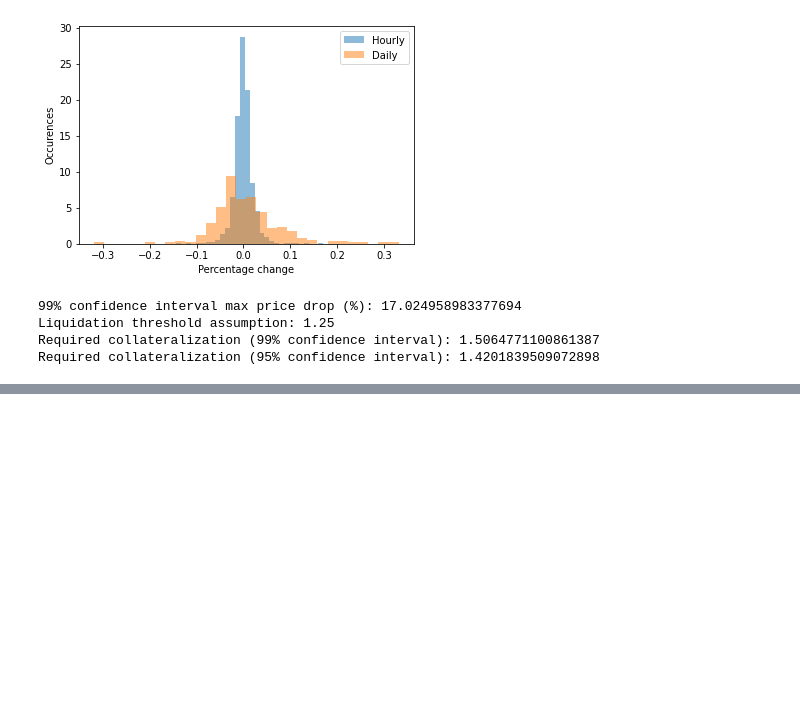
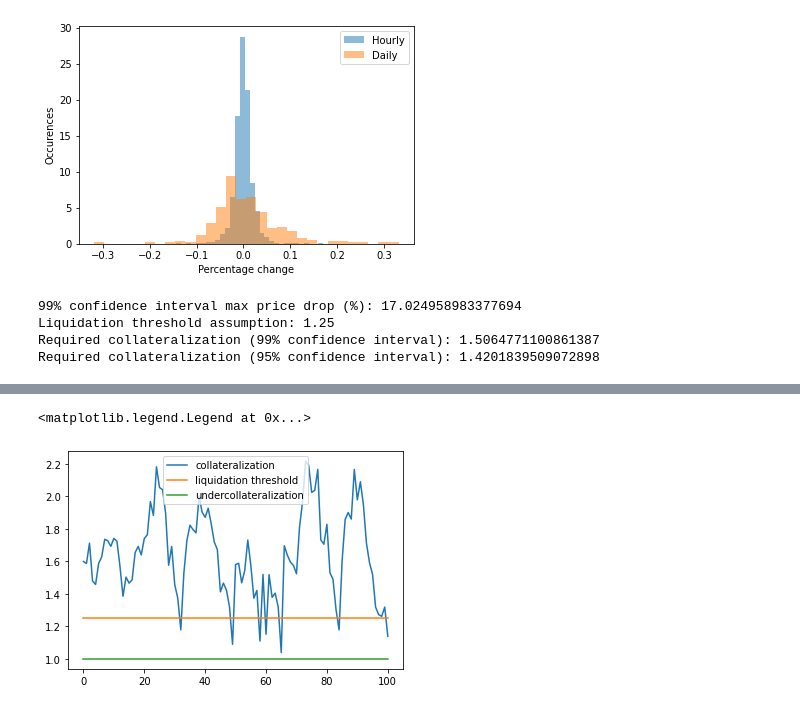
Before and after one commit to interlay/collateralization-analysis, a Jupyter notebook: Kusama Collateral Thresolds.ipynb, the cells around one changed output, grey strips where cells are left out. Cells and saved outputs as stored; diff of their text form; code cells hidden in the pictures; blank space fills up the shorter version.

```diff
--- a/Kusama Collateral Thresolds.ipynb
+++ b/Kusama Collateral Thresolds.ipynb
@@ -67,0 +182,50 @@ Required collateralization (95% confidence interval): 1.4201839509072898
+# %%
+starting_ksm_price = worst_ksm_price_trajectory[0]
+starting_btc_price = correlated_btc_price_trajectory[0]
+vaults_issued = (DEBT_CEILING_USD / SECURE_THRESHOLD) / starting_btc_price
+vaults_ksm_collateral = DEBT_CEILING_USD / starting_ksm_price
+
+liquidation_vault_issued = 0
+liquidation_vault_ksm_collateral = 0
+current_ksm_btc_price = starting_ksm_price / starting_btc_price
+
+system_ksm_daily = []
+vault_ksm_daily = []
+liquidation_vault_ksm_daily = []
+collateralizations = []
+for (ksm_usd, btc_usd) in zip(worst_ksm_price_trajectory, correlated_btc_price_trajectory):
+    current_ksm_btc_price = ksm_usd / btc_usd
+    vault_required_ksm = vaults_issued / current_ksm_btc_price
+    system_required_ksm = (vaults_issued + liquidation_vault_issued) / current_ksm_btc_price
+    system_ksm_daily.append(system_required_ksm)
+    vault_ksm_daily.append(vaults_ksm_collateral)
+    liquidation_vault_ksm_daily.append(liquidation_vault_ksm_collateral)
+    system_collateralization = (vaults_ksm_collateral + liquidation_vault_ksm_collateral) / system_required_ksm
+    if vaults_issued > 0 and vaults_ksm_collateral / vault_required_ksm < LIQUIDATION_THRESHOLD:
+        # liquidate every vault
+        liquidation_vault_issued = vaults_issued
+        vaults_issued = 0
+        liquidation_vault_ksm_collateral = vaults_ksm_collateral
+        vaults_ksm_collateral = 0
+    if liquidation_vault_issued > 0:
+        # mint interbtc for the liquidation
+        newly_minted_btc = min(min(btc_avg_daily_liquidity, ksm_avg_daily_liquidity / SECURE_THRESHOLD), liquidation_vault_issued)
+        newly_added_collateral = (newly_minted_btc / current_ksm_btc_price) * SECURE_THRESHOLD
+        vaults_issued += newly_minted_btc
+        vaults_ksm_collateral += newly_added_collateral
+
+        # perform burn redeem
+        burn_dot_payout = (liquidation_vault_ksm_collateral / liquidation_vault_issued) * newly_minted_btc
+        liquidation_vault_issued -= newly_minted_btc
+        liquidation_vault_ksm_collateral -= burn_dot_payout
+
+
+
+    collateralizations.append(system_collateralization)
+plt.plot(collateralizations)
+plt.plot([LIQUIDATION_THRESHOLD] * len(system_ksm_daily))
+plt.plot([1.0] * len(system_ksm_daily))
+plt.legend(["collateralization", "liquidation threshold", "undercollateralization"])
+# %% [output]
+<matplotlib.legend.Legend at 0x...>
+[figure, added]
```
Also changed, not shown: parts of 7 cells of this notebook.
